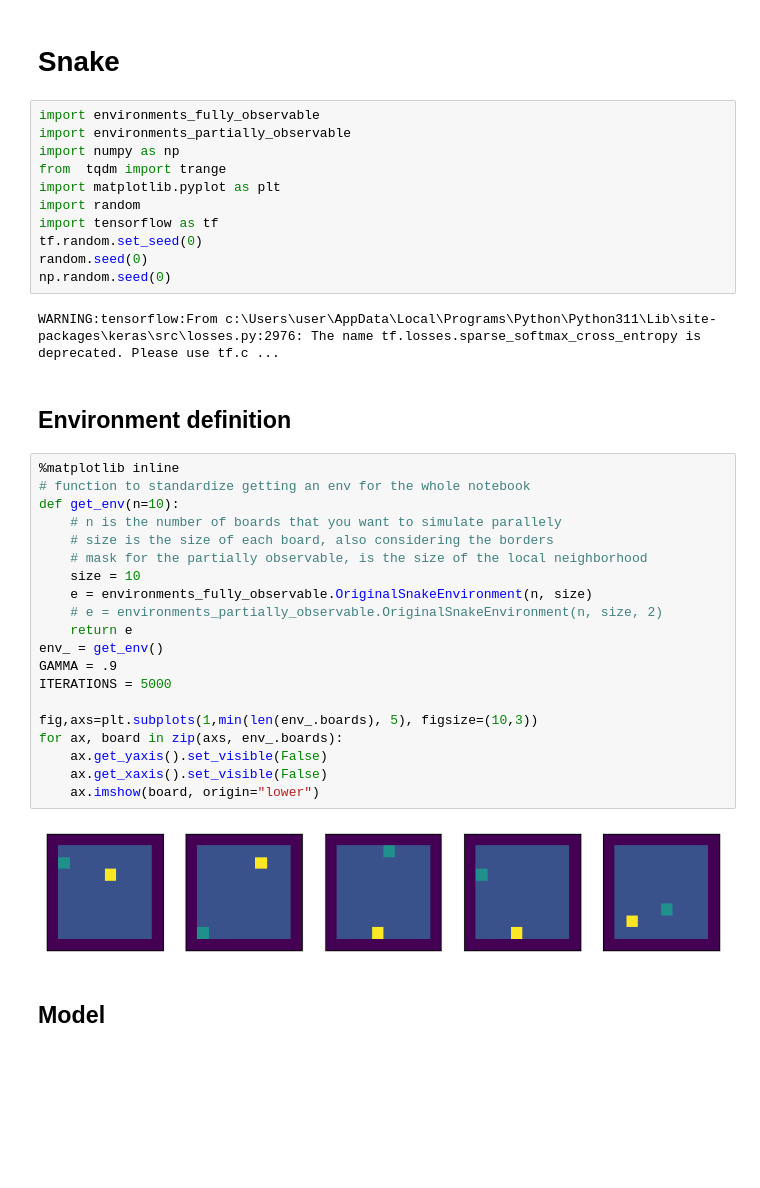
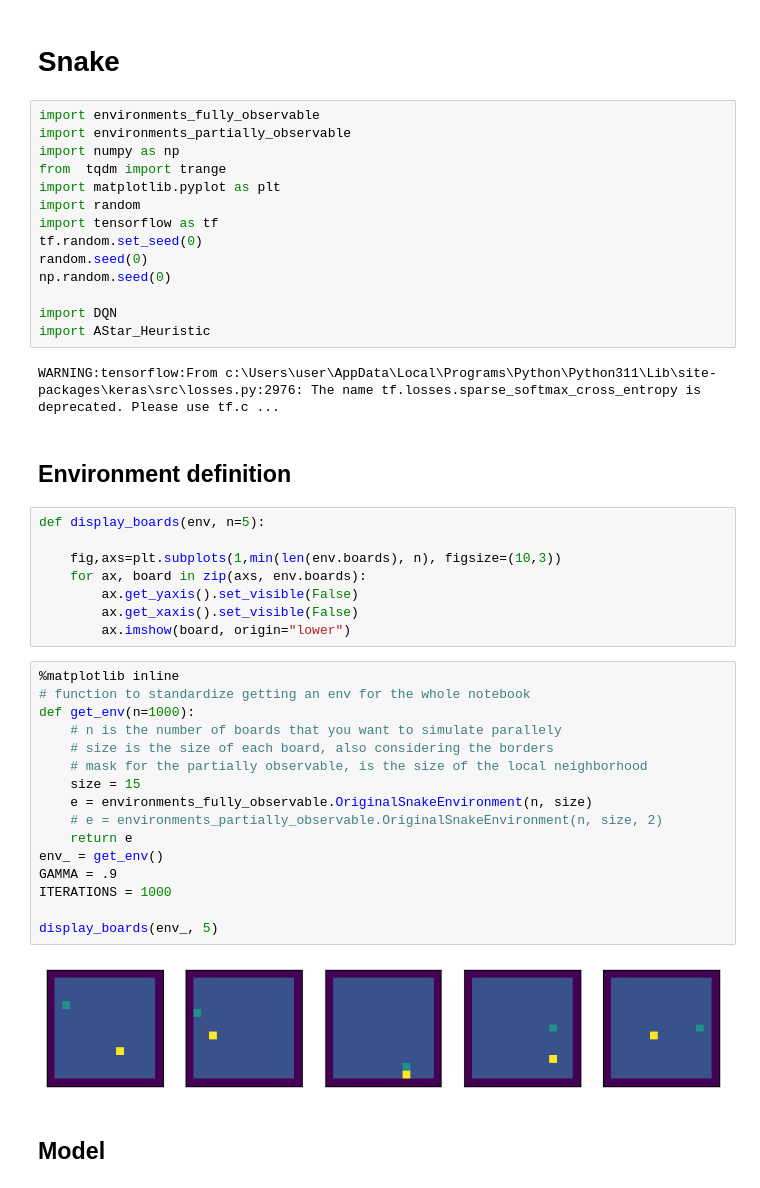
Before and after one commit to navidpourhadi/RL_Snake, a Jupyter notebook: main.ipynb, the cells around one changed output. Cells and saved outputs as stored; diff of their text form; blank space fills up the shorter version.

```diff
--- a/main.ipynb
+++ b/main.ipynb
@@ -11,32 +11,39 @@ import tensorflow as tf
 tf.random.set_seed(0)
 random.seed(0)
 np.random.seed(0)
+
+import DQN
+import AStar_Heuristic
 # %% [output]
 WARNING:tensorflow:From c:\Users\user\AppData\Local\Programs\Python\Python311\Lib\site-packages\keras\src\losses.py:2976: The name tf.losses.sparse_softmax_cross_entropy is deprecated. Please use tf.c ...
 # %% [markdown]
 ## Environment definition
+# %%
+def display_boards(env, n=5):
+
+    fig,axs=plt.subplots(1,min(len(env.boards), n), figsize=(10,3))
+    for ax, board in zip(axs, env.boards):
+        ax.get_yaxis().set_visible(False)
+        ax.get_xaxis().set_visible(False)
+        ax.imshow(board, origin="lower")
 # %%
 %matplotlib inline
 # function to standardize getting an env for the whole notebook
-def get_env(n=10):
+def get_env(n=1000):
     # n is the number of boards that you want to simulate parallely
     # size is the size of each board, also considering the borders
     # mask for the partially observable, is the size of the local neighborhood
-    size = 10
+    size = 15
     e = environments_fully_observable.OriginalSnakeEnvironment(n, size)
     # e = environments_partially_observable.OriginalSnakeEnvironment(n, size, 2)
     return e
 env_ = get_env()
 GAMMA = .9
-ITERATIONS = 5000
+ITERATIONS = 1000
 
-fig,axs=plt.subplots(1,min(len(env_.boards), 5), figsize=(10,3))
-for ax, board in zip(axs, env_.boards):
-    ax.get_yaxis().set_visible(False)
-    ax.get_xaxis().set_visible(False)
-    ax.imshow(board, origin="lower")
+display_boards(env_, 5)
 # %% [output]
-[figure, old version]
+[figure, new version]
 # %% [markdown]
 ## Model
 # %%
```
Also changed, not shown: parts of 8 cells of this notebook, 1 other file.
